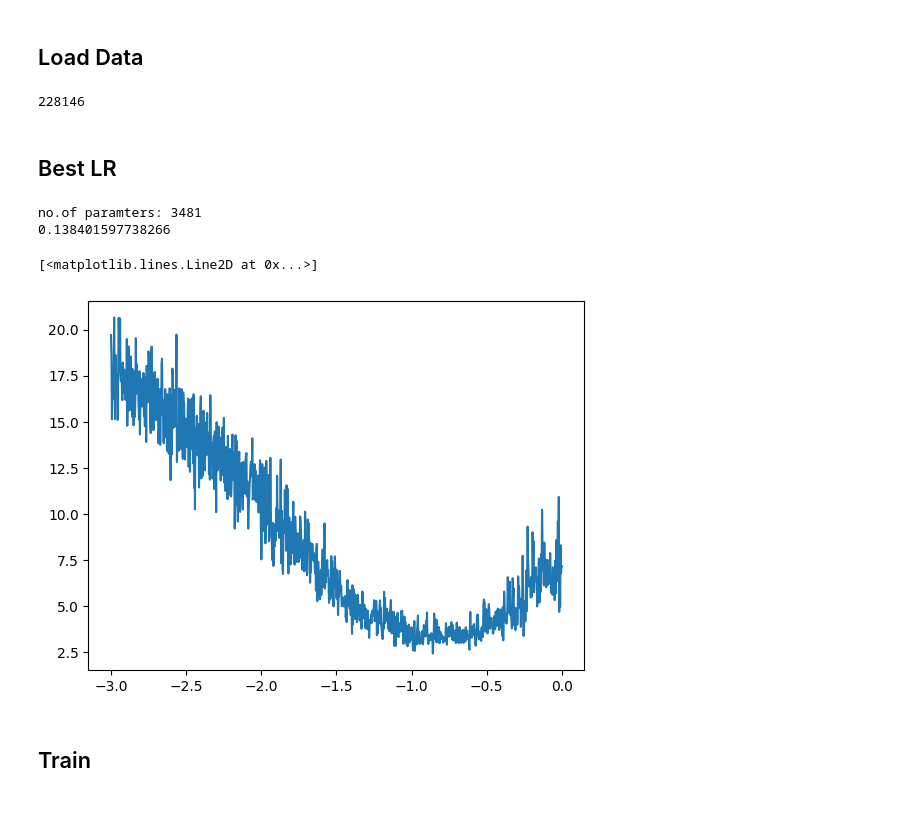
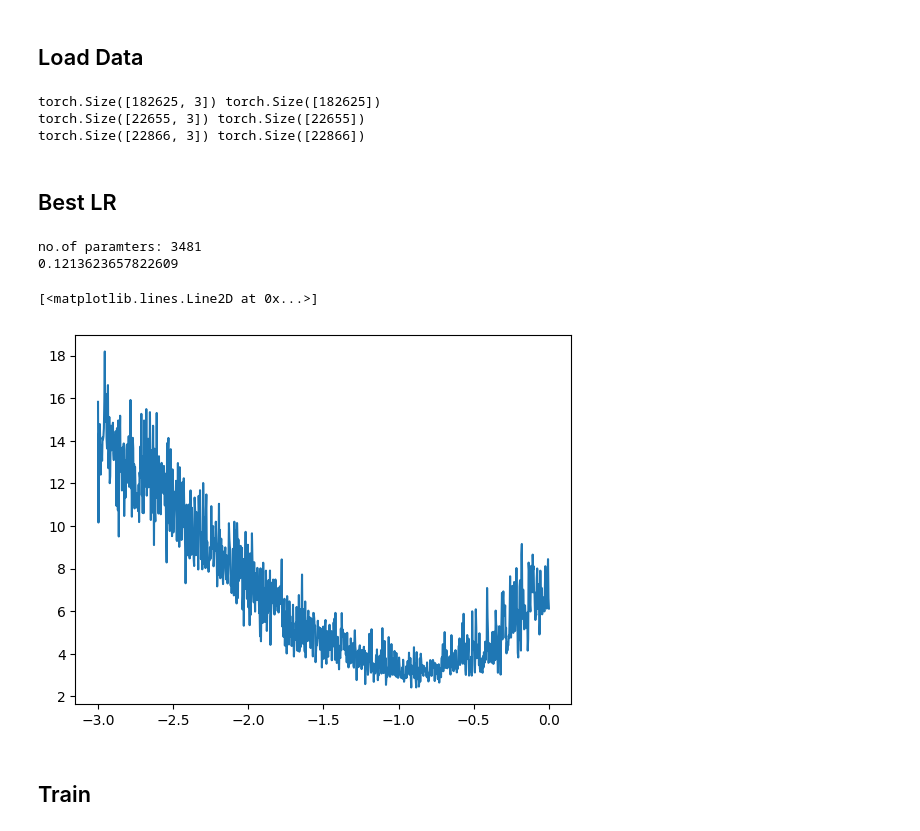
Before and after one commit to timashan/ANN, a Jupyter notebook: MakeMore/1/train.ipynb, the cells around one changed output. Drawn from its saved outputs; the diff is of its cells as text; code cells hidden in the pictures.

```diff
--- a/MakeMore/1/train.ipynb
+++ b/MakeMore/1/train.ipynb
@@ -18,20 +20,36 @@ itos = {i: s for s, i in stoi.items()}
 block_size = 3
 X, Y = [], []
 
-for w in words[:]:
-    context = [0] * 3
-    for c in w + ".":
-        ix = stoi[c]
-        X.append(context)
-        Y.append(ix)
-        # print([itos[c] for c in context], "-->", itos[ix])
-        context = context[1:] + [ix]
 
-X = torch.tensor(X)
-Y = torch.tensor(Y)
-len(X)
+def build_dataset(words):
+    X, Y = [], []
+    for w in words:
+        context = [0] * block_size
+        for ch in w + ".":
+            ix = stoi[ch]
+            X.append(context)
+            Y.append(ix)
+            # print(''.join(itos[i] for i in context), '--->', itos[ix])
+            context = context[1:] + [ix]
+
+    X = torch.tensor(X)
+    Y = torch.tensor(Y)
+    print(X.shape, Y.shape)
+    return X, Y
+
+
+random.seed(42)
+random.shuffle(words)
+n1 = int(0.8 * len(words))
+n2 = int(0.9 * len(words))
+
+Xtr, Ytr = build_dataset(words[:n1])
+Xdev, Ydev = build_dataset(words[n1:n2])
+Xte, Yte = build_dataset(words[n2:])
 # %% [output]
-228146
+torch.Size([182625, 3]) torch.Size([182625])
+torch.Size([22655, 3]) torch.Size([22655])
+torch.Size([22866, 3]) torch.Size([22866])
 # %%
 def cross_entropy(logits, Y):
     logits = (
@@ -46,34 +64,34 @@ def cross_entropy(logits, Y):
 # %%
 batch_size = 32
 n_iters = 1_000
 lre = torch.linspace(-3, 0, 1000)
 lrs = 10**lre
 losses = []
 m = NGram()
 
 for i in range(n_iters):
     # mini-batch
-    ix = torch.randint(0, len(X), (batch_size,))
-    logits = m.forward(X[ix])
+    ix = torch.randint(0, len(Xtr), (batch_size,))
+    logits = m.forward(Xtr[ix])
 
-    loss = cross_entropy(logits, Y[ix])
+    loss = cross_entropy(logits, Ytr[ix])
     losses.append(loss.item())
 
     for p in m.parameters:
         p.grad = None
 
     loss.backward()
 
     for p in m.parameters:
         p.data += -lrs[i] * p.grad
 
 print(lrs[torch.argmin(torch.tensor(losses))].item())
 plt.plot(lre, losses)
 # %% [output]
 no.of paramters: 3481
-0.138401597738266
+0.1213623657822609
 [<matplotlib.lines.Line2D at 0x...>]
-[figure, old version]
+[figure, new version]
 # %% [markdown]
 ## Train
 # %%
```
Also changed, not shown: parts of 5 cells of this notebook, 3 other files.
